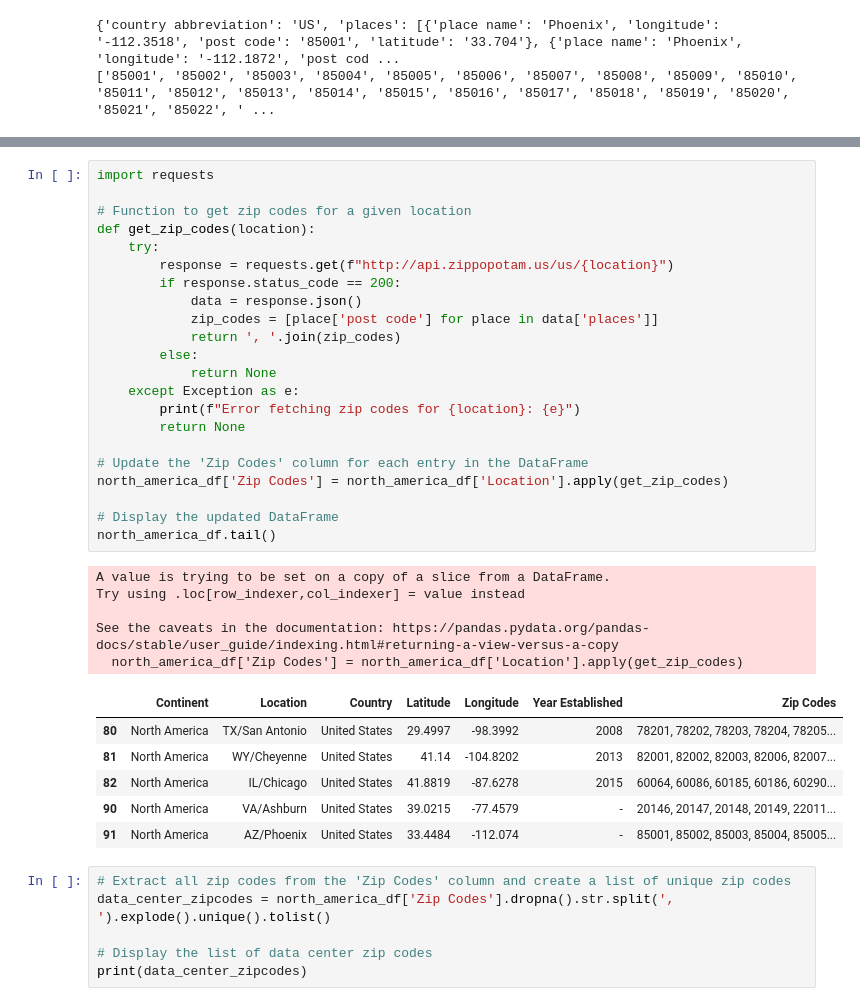
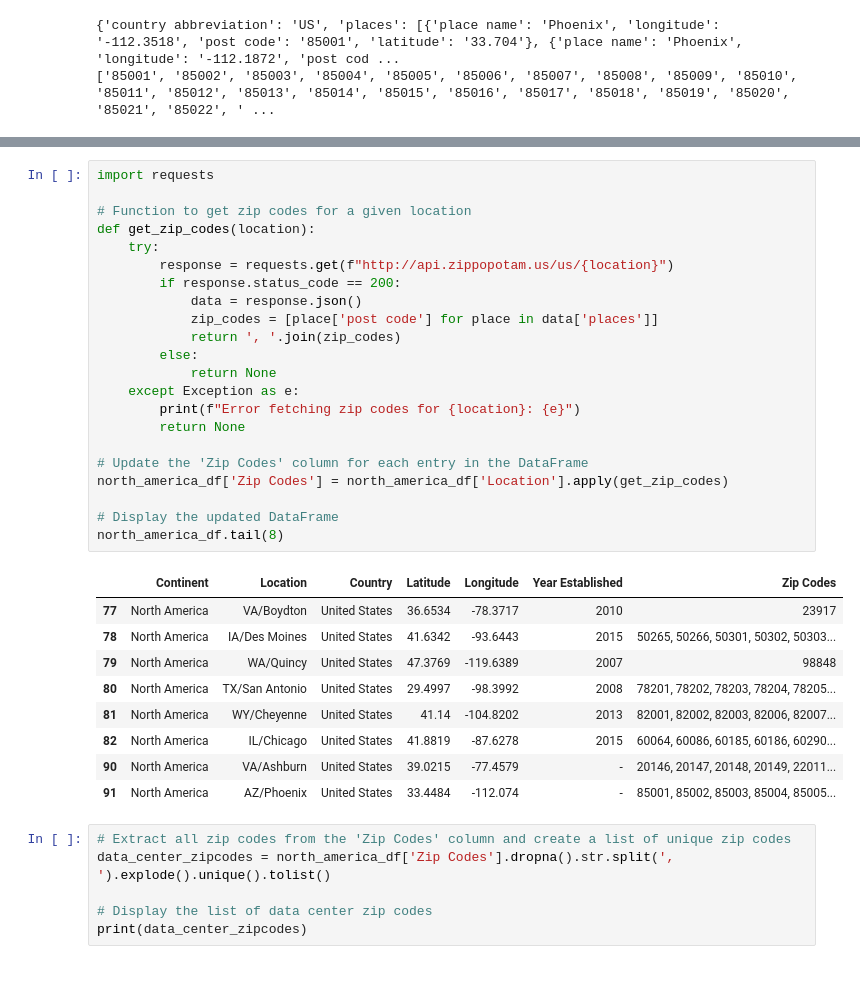
Before and after one commit to deryk96/energy-and-ai, a Jupyter notebook: ZIP Production.ipynb, the cells around one changed output, grey strips where cells are left out. Cells and saved outputs as stored; diff of their text form; blank space fills up the shorter version.

```diff
--- a/ZIP Production.ipynb
+++ b/ZIP Production.ipynb
@@ -223,32 +205,30 @@ See the caveats in the documentation: https://pandas.pydata.org/pandas-docs/stab
 # %%
 import requests
 
 # Function to get zip codes for a given location
 def get_zip_codes(location):
     try:
         response = requests.get(f"http://api.zippopotam.us/us/{location}")
         if response.status_code == 200:
             data = response.json()
             zip_codes = [place['post code'] for place in data['places']]
             return ', '.join(zip_codes)
         else:
             return None
     except Exception as e:
         print(f"Error fetching zip codes for {location}: {e}")
         return None
 
 # Update the 'Zip Codes' column for each entry in the DataFrame
 north_america_df['Zip Codes'] = north_america_df['Location'].apply(get_zip_codes)
 
 # Display the updated DataFrame
-north_america_df.tail()
+north_america_df.tail(8)
 # %% [output]
-A value is trying to be set on a copy of a slice from a DataFrame.
-Try using .loc[row_indexer,col_indexer] = value instead
-
-See the caveats in the documentation: https://pandas.pydata.org/pandas-docs/stable/user_guide/indexing.html#returning-a-view-versus-a-copy
-  north_america_df['Zip Codes'] = north_america_df['Location'].apply(get_zip_codes)
 |  | Continent | Location | Country | Latitude | Longitude | Year Established | Zip Codes |
+| 77 | North America | VA/Boydton | United States | 36.6534 | -78.3717 | 2010 | 23917 |
+| 78 | North America | IA/Des Moines | United States | 41.6342 | -93.6443 | 2015 | 50265, 50266, 50301, 50302, 50303... |
+| 79 | North America | WA/Quincy | United States | 47.3769 | -119.6389 | 2007 | 98848 |
 | 80 | North America | TX/San Antonio | United States | 29.4997 | -98.3992 | 2008 | 78201, 78202, 78203, 78204, 78205... |
 | 81 | North America | WY/Cheyenne | United States | 41.14 | -104.8202 | 2013 | 82001, 82002, 82003, 82006, 82007... |
 | 82 | North America | IL/Chicago | United States | 41.8819 | -87.6278 | 2015 | 60064, 60086, 60185, 60186, 60290... |
```
Also changed, not shown: parts of 6 cells of this notebook, 1 other file.
